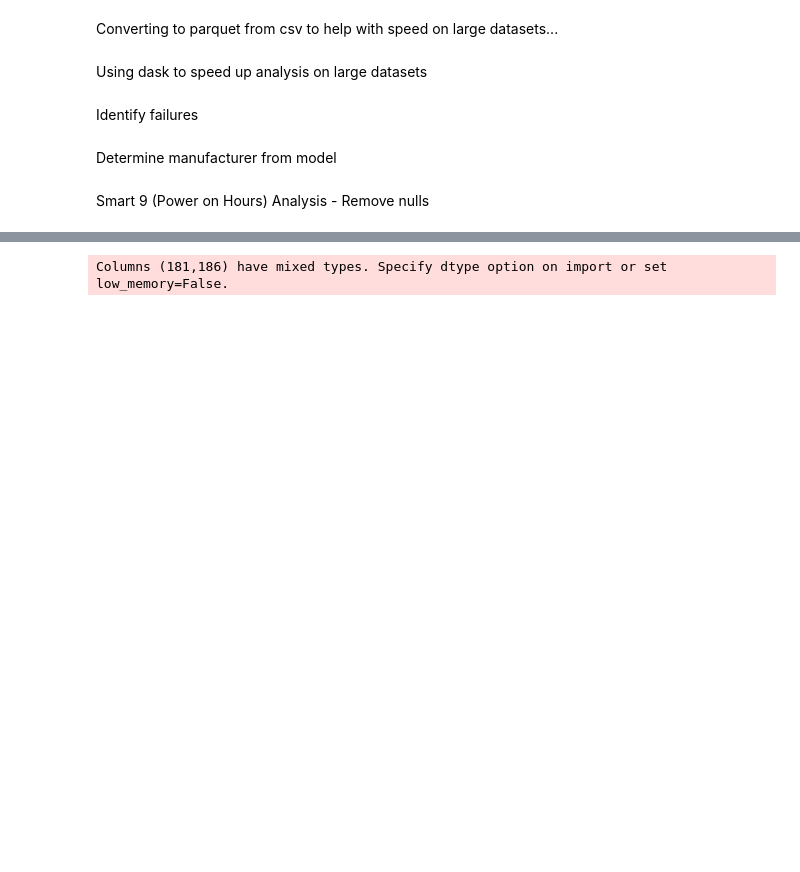
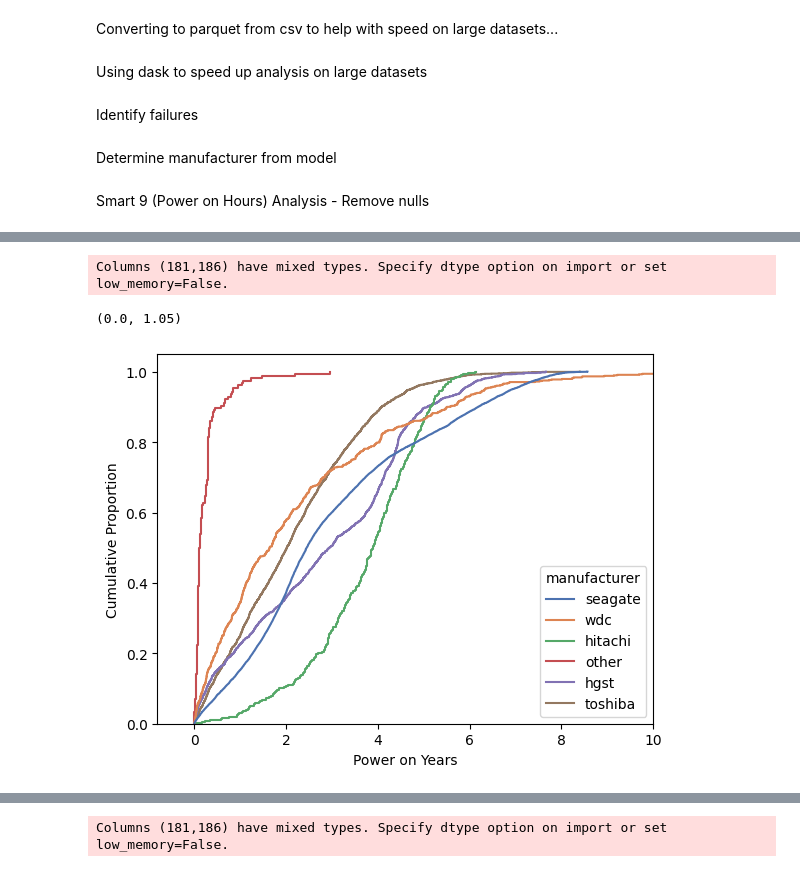
Before and after one commit to mclean-a/com748, a Jupyter notebook: src/data_exploration/analysis.ipynb, the cells around one changed output, grey strips where cells are left out. Drawn from its saved outputs; the diff is of its cells as text; code cells hidden in the pictures; blank space fills up the shorter version.

Commit message:
analysis

```diff
--- a/src/data_exploration/analysis.ipynb
+++ b/src/data_exploration/analysis.ipynb
@@ -125,3 +126,14 @@ Columns (181,186) have mixed types. Specify dtype option on import or set low_me
+# %%
+df_failures_smart_9 = pd.read_csv('C:/com748/code/com748/data/analysis/smart_9/failures_all_manufacturers.csv')
+df_failures_smart_9['smart_9_raw'] = df_failures_smart_9['smart_9_raw']/8760
+ecdf_plot = sns.ecdfplot(data=df_failures_smart_9, x='smart_9_raw', hue='manufacturer', palette='deep')
+ecdf_plot.set(xlabel='Power on Years', ylabel='Cumulative Proportion')
+ecdf_plot.set_xlim(right=10)
+ecdf_plot.set_ylim((0, 1.05))
+# %% [output]
+Columns (181,186) have mixed types. Specify dtype option on import or set low_memory=False.
+(0.0, 1.05)
+[figure, added]
 # %%
 df_failures_smart_9 = pd.read_csv('C:/com748/code/com748/data/analysis/smart_9/failures_all_manufacturers.csv')
 df_failures_smart_9 = df_failures_smart_9[df_failures_smart_9['manufacturer'] != 'other']
```
Also changed, not shown: parts of 17 cells of this notebook, 3 other files.
